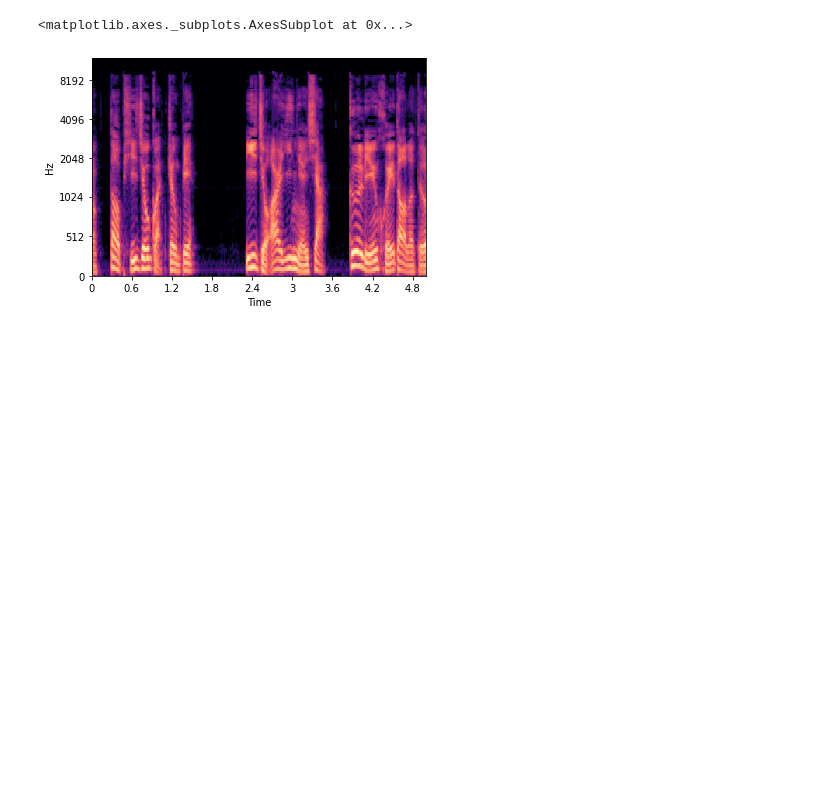
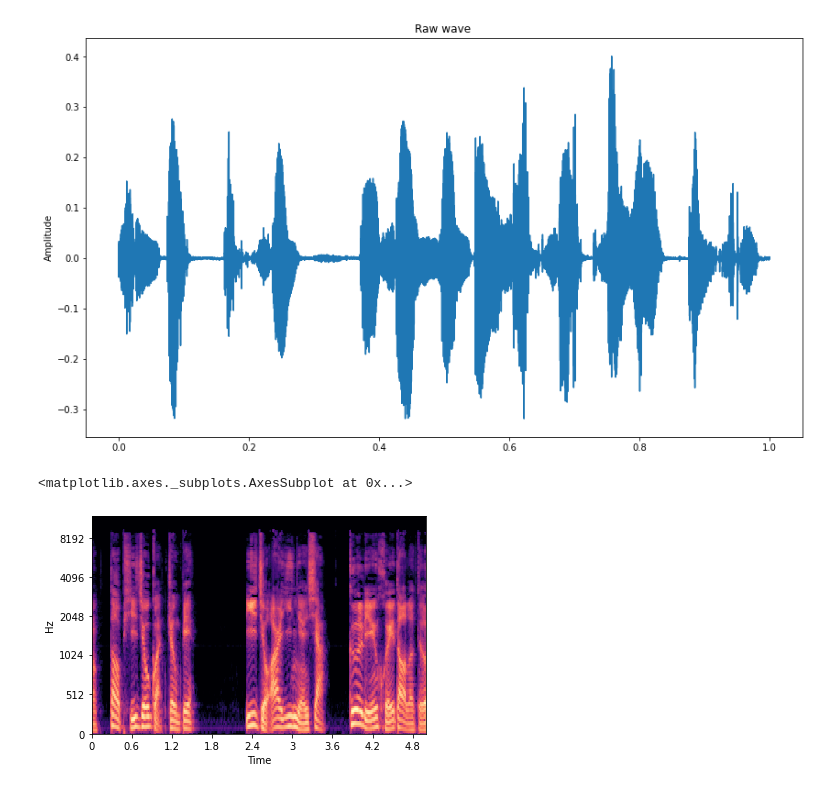
Before and after one commit to Kanciarzek/LanguageDetection, a Jupyter notebook: Debug.ipynb, the cells around one changed output. Cells and saved outputs as stored; diff of their text form; code cells hidden in the pictures; blank space fills up the shorter version.

```diff
--- a/Debug.ipynb
+++ b/Debug.ipynb
@@ -28,3 +78,14 @@ from ai_module.preprocessing.features_maps_function import make_melspec_feature
+# %%
+def plot_time_series(data):
+    fig = plt.figure(figsize=(14, 8))
+    plt.title('Raw wave ')
+    plt.ylabel('Amplitude')
+    plt.plot(np.linspace(0, 1, len(data)), data)
+    plt.show()
+# %%
+plot_time_series(loaded_voice)
+# %% [output]
+[figure, added]
 # %%
 spect = make_melspec_feature(loaded_voice, sr, 128)
 spect = spect.reshape((128, -1))
```
Also changed, not shown: parts of 9 cells of this notebook, 7 other files.
